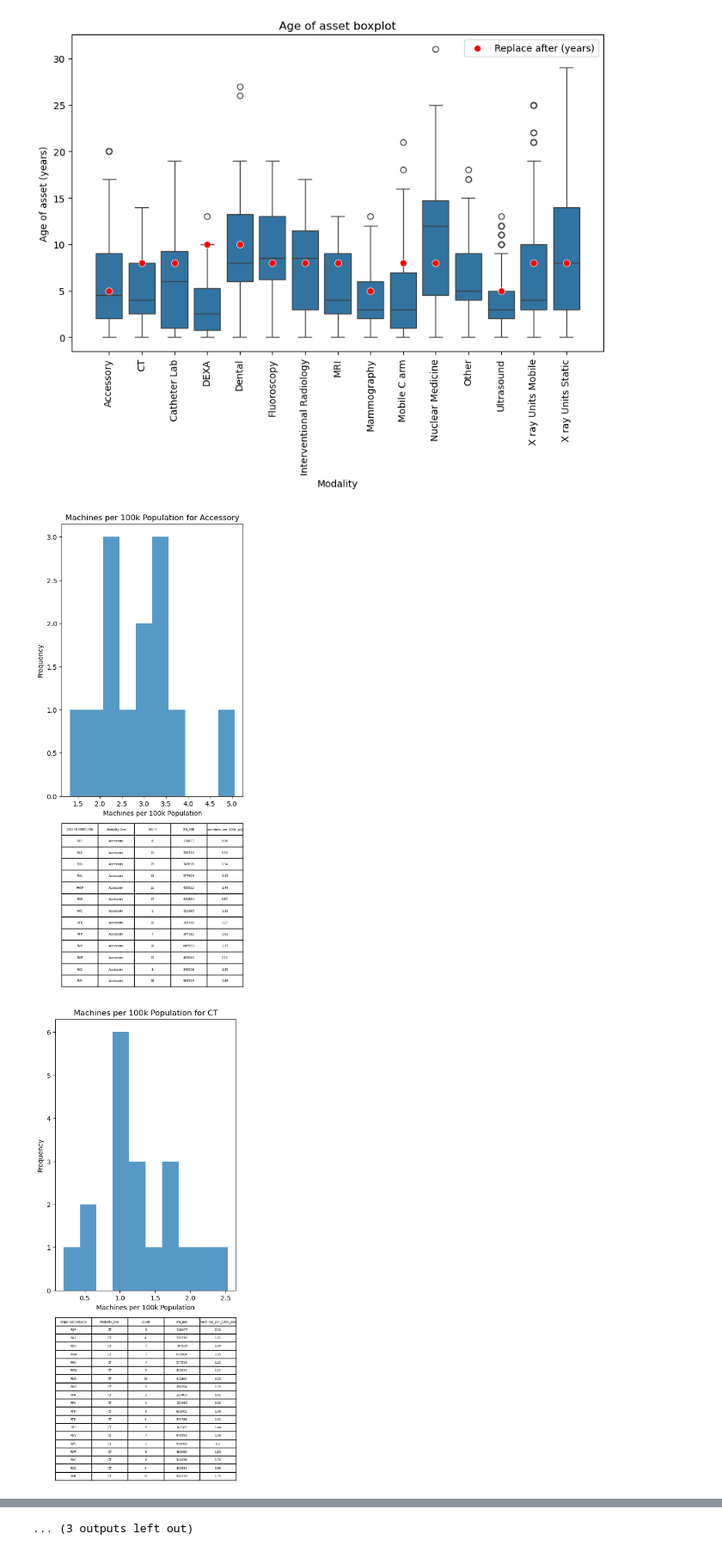
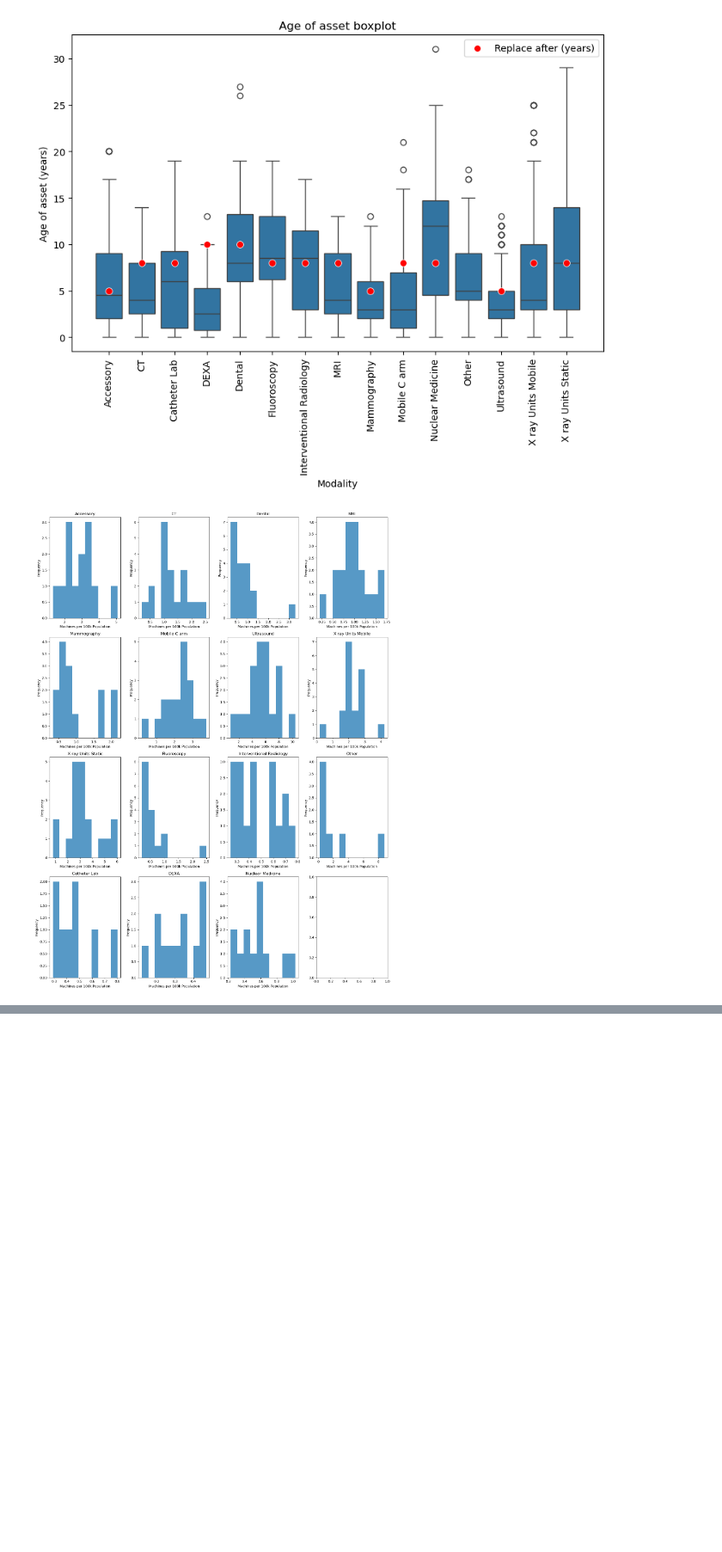
Before and after one commit to martindata999/imaging-assets-replacement, a Jupyter notebook: imaging-asset-replacement.ipynb, the cells around one changed output, grey strips where cells are left out. Shown at 86% size. Drawn from its saved outputs; the diff is of its cells as text; code cells hidden in the pictures; blank space fills up the shorter version.

Commit message:
Fixed histos

```diff
--- a/imaging-asset-replacement.ipynb
+++ b/imaging-asset-replacement.ipynb
@@ -491,39 +491,37 @@ org_pop = {
 # %%
 # create by 100k pop analysis
 
 # Group data by org and modality
 df_pop = df.groupby(['OrganisationCode', 'Modality_Der']).count().reset_index()
 
 # Add pop data to the DataFrame
 df_pop['org_pop'] = df_pop.apply(lambda row: org_pop[(row['OrganisationCode'])], axis=1)
 
 # Drop columns and tidy up names
 df_pop = df_pop[['OrganisationCode', 'Modality_Der', 'OrganisationName', 'org_pop']]
 df_pop = df_pop.rename(columns={'OrganisationName': 'count'})
 
 # Create calculated field for machines by pop, then pivot
 df_pop['machines_per_100k_pop'] = round(df_pop['count'] / (df_pop['org_pop'] / 100000), 2)
 
 # Plot histograms, one for each Modality_Der
 modalities = df_pop['Modality_Der'].unique()
-for modality in modalities:
-    plt.figure()
+num_modalities = len(modalities)
+num_cols = 4
+num_rows = (num_modalities + num_cols - 1) // num_cols  # Calculate the number of rows needed
+
+fig, axs = plt.subplots(num_rows, num_cols, figsize=(15, 5 * num_rows))
+
+for idx, modality in enumerate(modalities):
+    row = idx // num_cols
+    col = idx % num_cols
+    ax = axs[row, col]
     subset = df_pop[df_pop['Modality_Der'] == modality]
-    plt.hist(subset['machines_per_100k_pop'], bins=10, alpha=0.75)
-    plt.title(f'Machines per 100k Population for {modality}')
-    plt.xlabel('Machines per 100k Population')
-    plt.ylabel('Frequency')
+    ax.hist(subset['machines_per_100k_pop'], bins=10, alpha=0.75)
+    ax.set_title(f'{modality}')
+    ax.set_xlabel('Machines per 100k Population')
+    ax.set_ylabel('Frequency')
 
-    # Display the table below the chart
-    table = plt.table(cellText=subset.values, colLabels=subset.columns, loc='bottom', bbox=[0, -0.7, 1, 0.6], cellLoc='center')
-
-    # Increase font size and wrap text
-    table.auto_set_font_size(False)
-    table.set_fontsize(4.5)
-
-    plt.subplots_adjust(left=0.2, right=0.8, top=1.5, bottom=0.3)
-
-    plt.show()
+plt.tight_layout()
 # %% [output]
-[figure, old version]
+[figure, new version]
-[figure, removed]
@@ -540 +527,0 @@ for modality in modalities:
-... (3 outputs left out)
```
Also changed, not shown: parts of 1 cell of this notebook.
